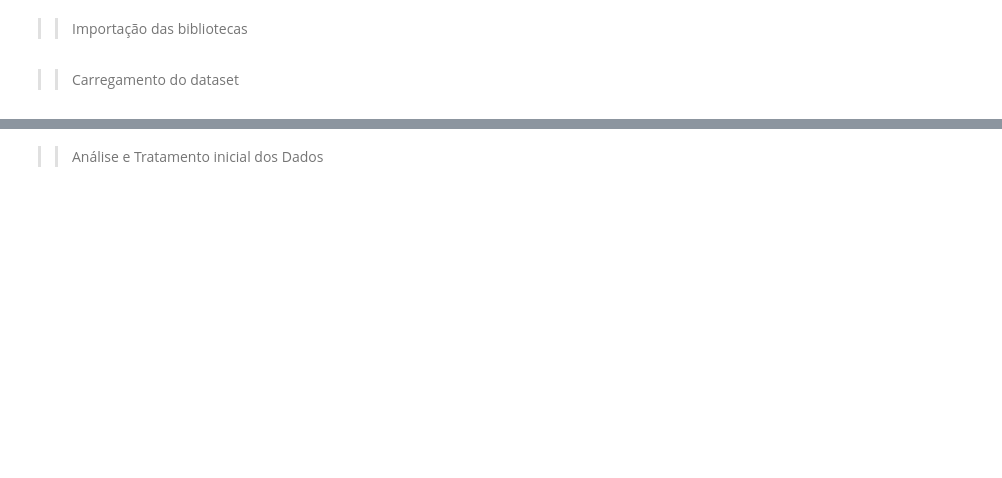
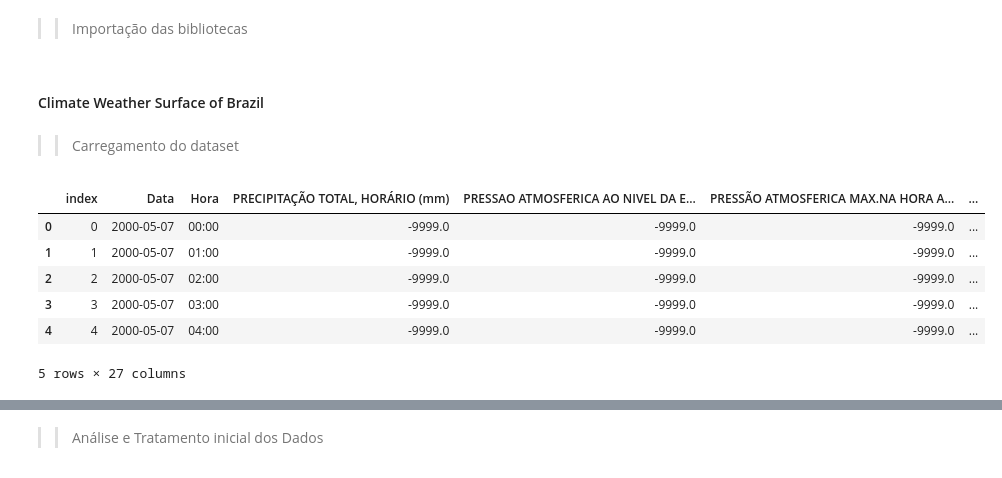
Before and after one commit to thais-oak/poli_analise_mineracao_dados, a Jupyter notebook: experimento_3/eED_2024ensaoi03.ipynb, the cells around one changed output, grey strips where cells are left out. Drawn from its saved outputs; the diff is of its cells as text; code cells hidden in the pictures; blank space fills up the shorter version.

```diff
--- a/experimento_3/eED_2024ensaoi03.ipynb
+++ b/experimento_3/eED_2024ensaoi03.ipynb
@@ -10,8 +16,18 @@ import matplotlib.pyplot as plt
+# %% [markdown]
+#### Climate Weather Surface of Brazil
 # %% [markdown]
 >>Carregamento do dataset
 # %%
-df = pd.read_csv('/content/drive/MyDrive/AulasPECE/Colab Notebooks/datasets/southeast.csv.zip', nrows=10000)
-df.sample(20)
+df = pd.read_csv("southeast.csv", nrows=10000)
+df.head()
+# %% [output]
+|  | index | Data | Hora | PRECIPITAÇÃO TOTAL, HORÁRIO (mm) | PRESSAO ATMOSFERICA AO NIVEL DA E... | PRESSÃO ATMOSFERICA MAX.NA HORA A... | ... |
+| 0 | 0 | 2000-05-07 | 00:00 | -9999.0 | -9999.0 | -9999.0 | ... |
+| 1 | 1 | 2000-05-07 | 01:00 | -9999.0 | -9999.0 | -9999.0 | ... |
+| 2 | 2 | 2000-05-07 | 02:00 | -9999.0 | -9999.0 | -9999.0 | ... |
+| 3 | 3 | 2000-05-07 | 03:00 | -9999.0 | -9999.0 | -9999.0 | ... |
+| 4 | 4 | 2000-05-07 | 04:00 | -9999.0 | -9999.0 | -9999.0 | ... |
+5 rows × 27 columns
 # %%
 print("\nInformações sobre o dataset:")
 df.info()
```
Also changed, not shown: parts of 29 cells of this notebook.
